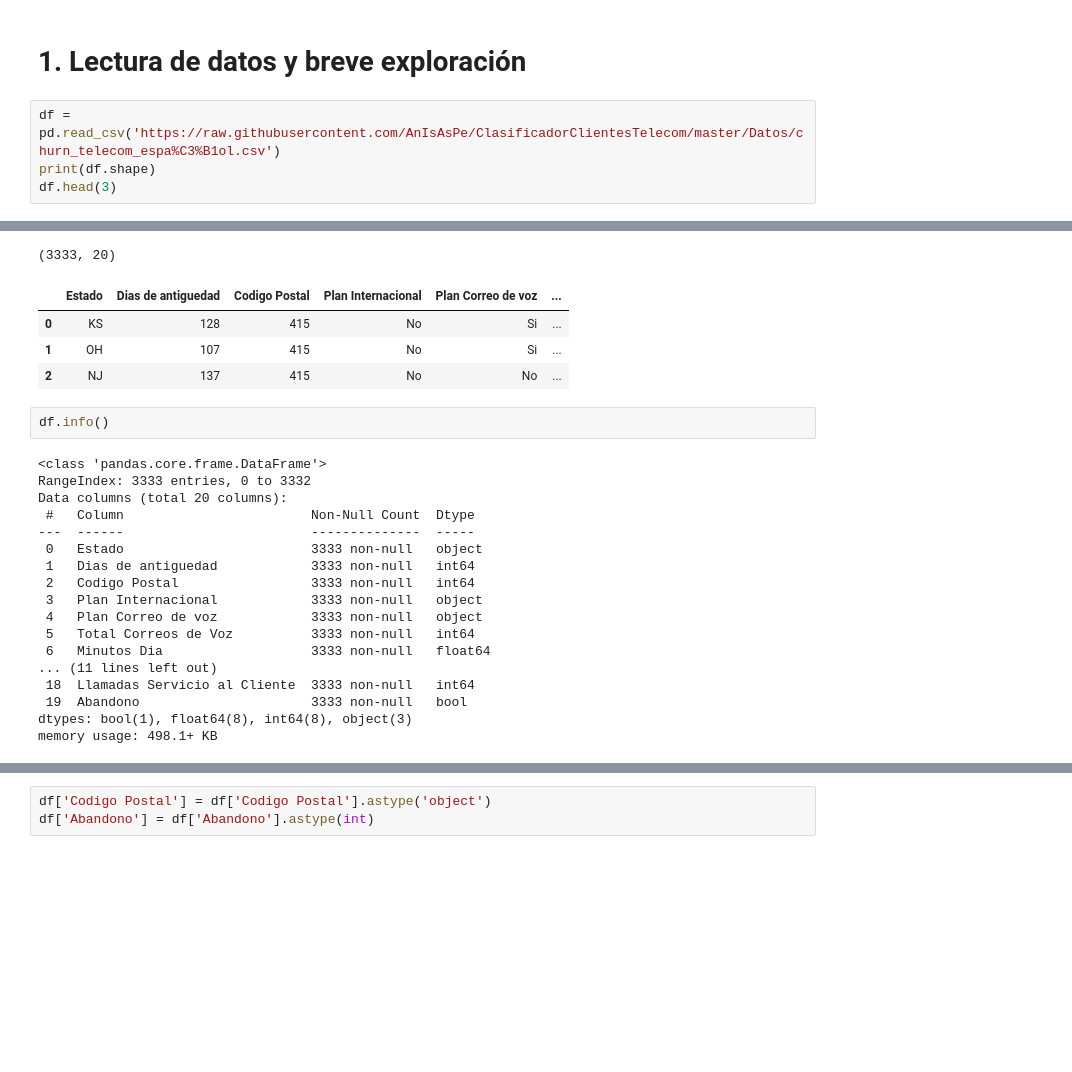
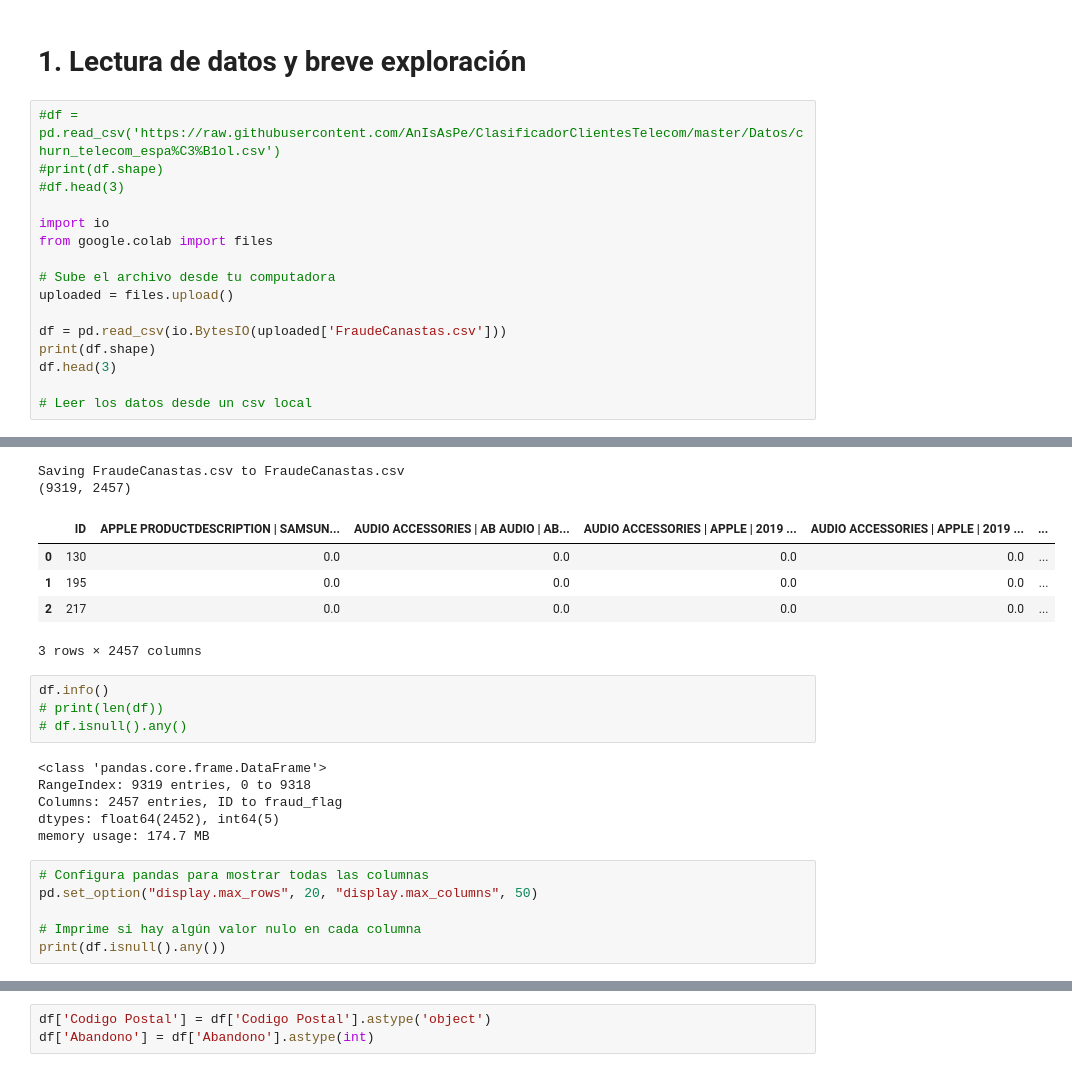
Before and after one commit to joragui2005/Codility, a Jupyter notebook: Notebooks/Churn_Telecom.ipynb, the cells around one changed output, grey strips where cells are left out. Cells and saved outputs as stored; diff of their text form; blank space fills up the shorter version.

Commit message:
Se creó con Colab

```diff
--- a/Notebooks/Churn_Telecom.ipynb
+++ b/Notebooks/Churn_Telecom.ipynb
@@ -55,7 +55,19 @@ def describe_datos(df):
 # %% [markdown]
 # 1. Lectura de datos y breve exploración
 # %%
-df = pd.read_csv('https://raw.githubusercontent.com/AnIsAsPe/ClasificadorClientesTelecom/master/Datos/churn_telecom_espa%C3%B1ol.csv')
+#df = pd.read_csv('https://raw.githubusercontent.com/AnIsAsPe/ClasificadorClientesTelecom/master/Datos/churn_telecom_espa%C3%B1ol.csv')
+#print(df.shape)
+#df.head(3)
+
+import io
+from google.colab import files
+
+# Sube el archivo desde tu computadora
+uploaded = files.upload()
+
+df = pd.read_csv(io.BytesIO(uploaded['FraudeCanastas.csv']))
 print(df.shape)
 df.head(3)
+
+# Leer los datos desde un csv local
 # %% [output]
@@ -62,28 +75,26 @@ df.head(3)
-(3333, 20)
+Saving FraudeCanastas.csv to FraudeCanastas.csv
+(9319, 2457)
-|  | Estado | Dias de antiguedad | Codigo Postal | Plan Internacional | Plan Correo de voz | ... |
-| 0 | KS | 128 | 415 | No | Si | ... |
-| 1 | OH | 107 | 415 | No | Si | ... |
-| 2 | NJ | 137 | 415 | No | No | ... |
+|  | ID | APPLE PRODUCTDESCRIPTION | SAMSUN... | AUDIO ACCESSORIES | AB AUDIO | AB... | AUDIO ACCESSORIES | APPLE | 2019 ... | AUDIO ACCESSORIES | APPLE | 2019 ... | ... |
+| 0 | 130 | 0.0 | 0.0 | 0.0 | 0.0 | ... |
+| 1 | 195 | 0.0 | 0.0 | 0.0 | 0.0 | ... |
+| 2 | 217 | 0.0 | 0.0 | 0.0 | 0.0 | ... |
+3 rows × 2457 columns
-# %%
-df.info()
-# %% [output]
-<class 'pandas.core.frame.DataFrame'>
-RangeIndex: 3333 entries, 0 to 3332
-Data columns (total 20 columns):
- #   Column                        Non-Null Count  Dtype
----  ------                        --------------  -----
- 0   Estado                        3333 non-null   object
- 1   Dias de antiguedad            3333 non-null   int64
- 2   Codigo Postal                 3333 non-null   int64
- 3   Plan Internacional            3333 non-null   object
- 4   Plan Correo de voz            3333 non-null   object
- 5   Total Correos de Voz          3333 non-null   int64
- 6   Minutos Dia                   3333 non-null   float64
-... (11 lines left out)
- 18  Llamadas Servicio al Cliente  3333 non-null   int64
- 19  Abandono                      3333 non-null   bool
-dtypes: bool(1), float64(8), int64(8), object(3)
-memory usage: 498.1+ KB
+# %%
+df.info()
+# print(len(df))
+# df.isnull().any()
+# %% [output]
+<class 'pandas.core.frame.DataFrame'>
+RangeIndex: 9319 entries, 0 to 9318
+Columns: 2457 entries, ID to fraud_flag
+dtypes: float64(2452), int64(5)
+memory usage: 174.7 MB
+# %%
+# Configura pandas para mostrar todas las columnas
+pd.set_option("display.max_rows", 20, "display.max_columns", 50)
+
+# Imprime si hay algún valor nulo en cada columna
+print(df.isnull().any())
 # %%
 describe_datos(df)
 # %% [output]
```
Also changed, not shown: parts of 3 cells of this notebook.
